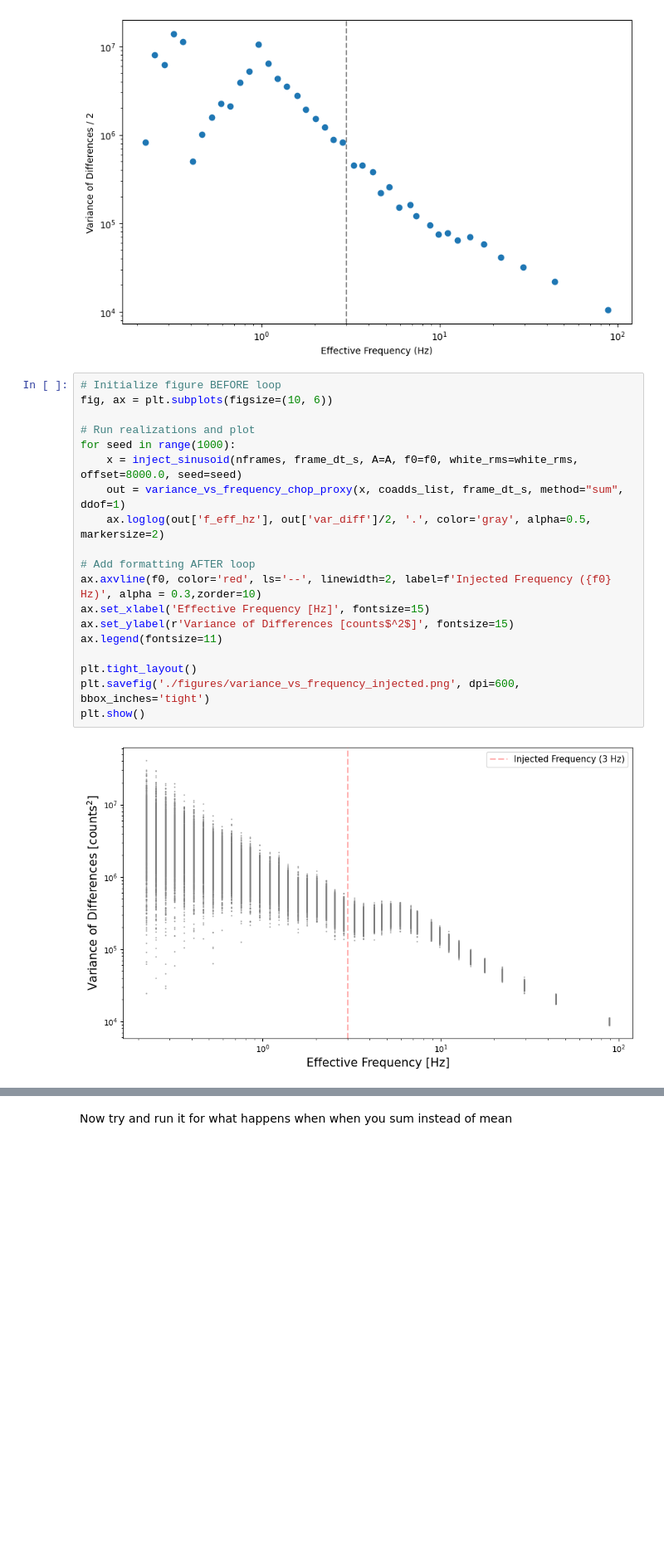
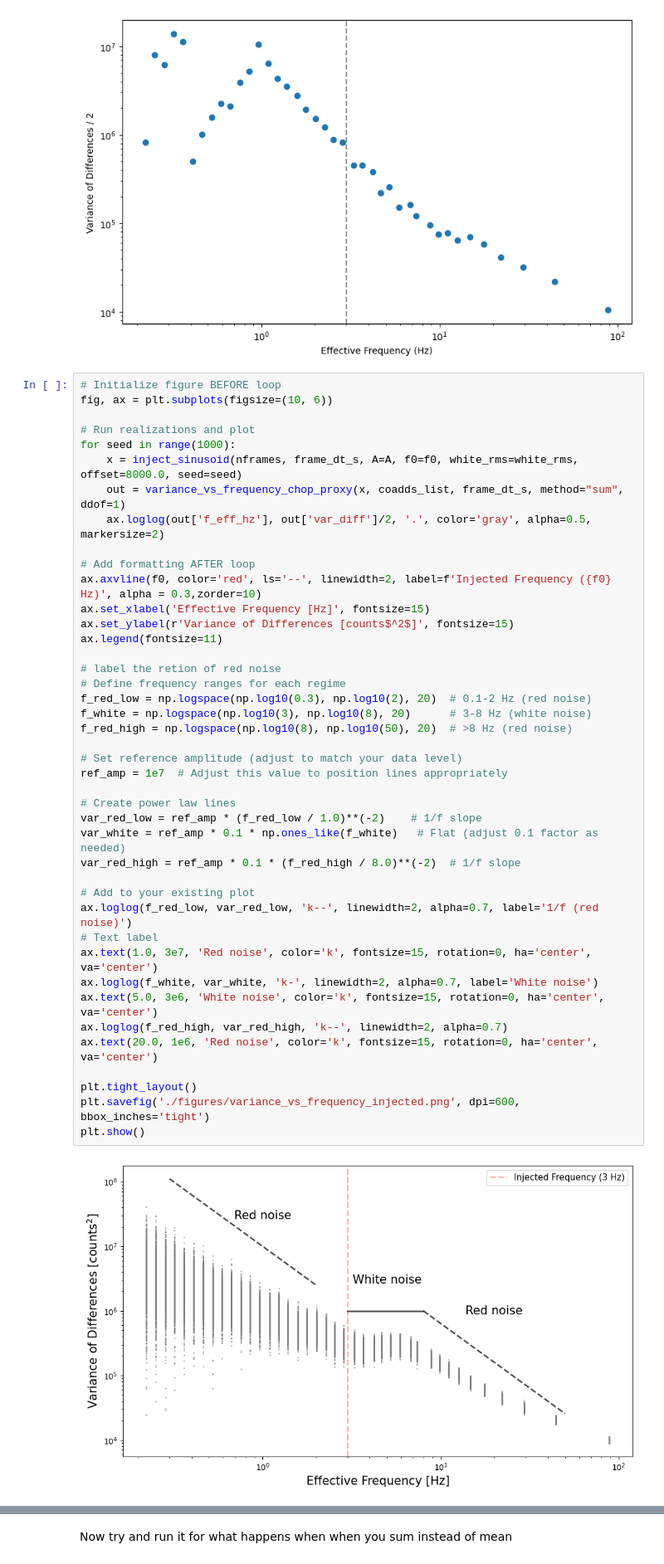
Before and after one commit to chase-urasaki/mirsi_sims, a Jupyter notebook: test_sim.ipynb, the cells around one changed output, grey strips where cells are left out. Shown at 83% size. Saved outputs shown, nothing was run; the diff lists cells and outputs as text; blank space fills up the shorter version.

Commit message:
updated pixel value distribution plot

```diff
--- a/test_sim.ipynb
+++ b/test_sim.ipynb
@@ -244,24 +244,47 @@ plt.axvline(f0, color='gray', ls='--', label='Injected Frequency')
 # %%
 # Initialize figure BEFORE loop
 fig, ax = plt.subplots(figsize=(10, 6))
 
 # Run realizations and plot
 for seed in range(1000):
     x = inject_sinusoid(nframes, frame_dt_s, A=A, f0=f0, white_rms=white_rms, offset=8000.0, seed=seed)
     out = variance_vs_frequency_chop_proxy(x, coadds_list, frame_dt_s, method="sum", ddof=1)
     ax.loglog(out['f_eff_hz'], out['var_diff']/2, '.', color='gray', alpha=0.5, markersize=2)
 
 # Add formatting AFTER loop
 ax.axvline(f0, color='red', ls='--', linewidth=2, label=f'Injected Frequency ({f0} Hz)', alpha = 0.3,zorder=10)
 ax.set_xlabel('Effective Frequency [Hz]', fontsize=15)
 ax.set_ylabel(r'Variance of Differences [counts$^2$]', fontsize=15)
 ax.legend(fontsize=11)
 
+# label the retion of red noise
+# Define frequency ranges for each regime
+f_red_low = np.logspace(np.log10(0.3), np.log10(2), 20)  # 0.1-2 Hz (red noise)
+f_white = np.logspace(np.log10(3), np.log10(8), 20)      # 3-8 Hz (white noise)
+f_red_high = np.logspace(np.log10(8), np.log10(50), 20)  # >8 Hz (red noise)
+
+# Set reference amplitude (adjust to match your data level)
+ref_amp = 1e7  # Adjust this value to position lines appropriately
+
+# Create power law lines
+var_red_low = ref_amp * (f_red_low / 1.0)**(-2)    # 1/f slope
+var_white = ref_amp * 0.1 * np.ones_like(f_white)   # Flat (adjust 0.1 factor as needed)
+var_red_high = ref_amp * 0.1 * (f_red_high / 8.0)**(-2)  # 1/f slope
+
+# Add to your existing plot
+ax.loglog(f_red_low, var_red_low, 'k--', linewidth=2, alpha=0.7, label='1/f (red noise)')
+# Text label
+ax.text(1.0, 3e7, 'Red noise', color='k', fontsize=15, rotation=0, ha='center', va='center')
+ax.loglog(f_white, var_white, 'k-', linewidth=2, alpha=0.7, label='White noise')
+ax.text(5.0, 3e6, 'White noise', color='k', fontsize=15, rotation=0, ha='center', va='center')
+ax.loglog(f_red_high, var_red_high, 'k--', linewidth=2, alpha=0.7)
+ax.text(20.0, 1e6, 'Red noise', color='k', fontsize=15, rotation=0, ha='center', va='center')
+
 plt.tight_layout()
 plt.savefig('./figures/variance_vs_frequency_injected.png', dpi=600, bbox_inches='tight')
 plt.show()
 # %% [output]
-[figure, old version]
+[figure, new version]
 # %%
 # Collect all variance measurements organized by frequency
 from collections import defaultdict
```
Also changed, not shown: parts of 3 cells of this notebook, 3 other files.
